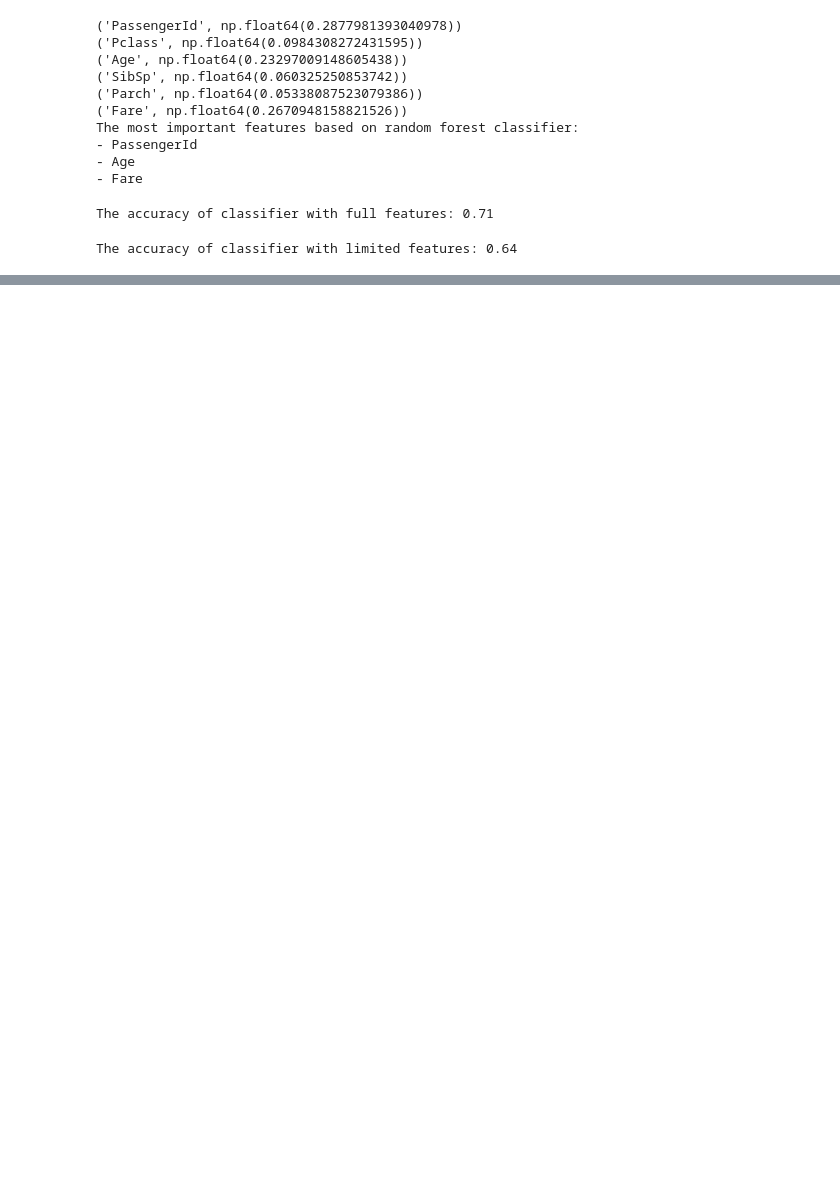
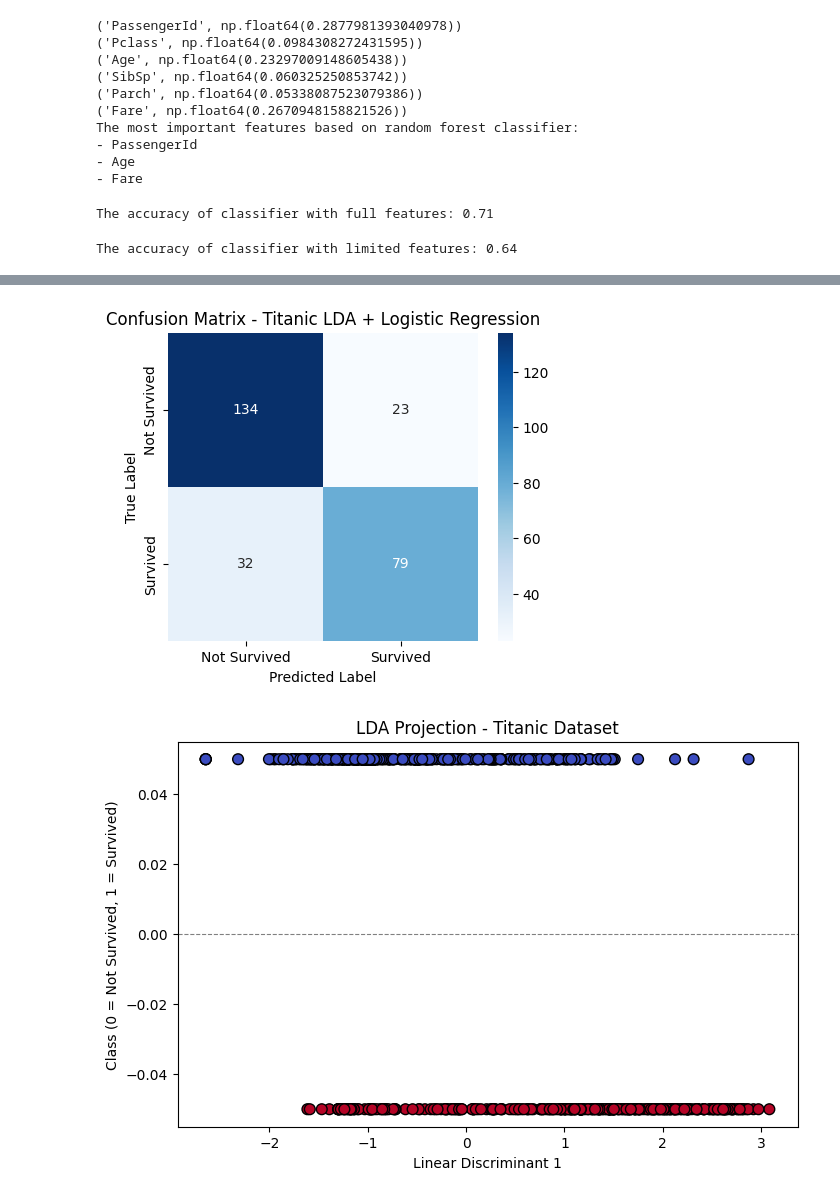
Before and after one commit to Praharshita1275/Machine-learning, a Jupyter notebook: Machine_learning.ipynb, the cells around one changed output, grey strips where cells are left out. Drawn from its saved outputs; the diff is of its cells as text; code cells hidden in the pictures; blank space fills up the shorter version.

```diff
--- a/Machine_learning.ipynb
+++ b/Machine_learning.ipynb
@@ -1195,0 +1274,70 @@ The accuracy of classifier with limited features: 0.64
+# %%
+import pandas as pd
+import numpy as np
+import matplotlib.pyplot as plt
+import seaborn as sns
+
+from sklearn.model_selection import train_test_split
+from sklearn.preprocessing import StandardScaler
+from sklearn.linear_model import LogisticRegression
+from sklearn.metrics import confusion_matrix
+from sklearn.discriminant_analysis import LinearDiscriminantAnalysis as LDA
+
+# 1. Load Titanic dataset
+df = pd.read_csv("/content/titanic_train.csv")
+
+# 2. Drop irrelevant columns
+df = df.drop(columns=["PassengerId", "Name", "Ticket", "Cabin"])
+
+# 3. Handle missing values
+df["Age"] = df["Age"].fillna(df["Age"].median())
+df["Embarked"] = df["Embarked"].fillna(df["Embarked"].mode()[0])
+
+# 4. Encode categorical variables
+df = pd.get_dummies(df, columns=["Sex", "Embarked"], drop_first=True)
+
+# 5. Split features/target
+X = df.drop("Survived", axis=1)
+y = df["Survived"]
+
+# 6. Standardize
+scaler = StandardScaler()
+X_scaled = scaler.fit_transform(X)
+
+# 7. Apply LDA (for binary classification → 1 component max)
+lda = LDA(n_components=1)
+X_lda = lda.fit_transform(X_scaled, y)
+
+# 8. Train-Test Split
+X_train, X_test, y_train, y_test = train_test_split(X_lda, y, test_size=0.3, random_state=42)
+
+# 9. Logistic Regression
+model = LogisticRegression()
+model.fit(X_train, y_train)
+
+# 10. Predictions
+y_pred = model.predict(X_test)
+
+# 11. Confusion Matrix
+cm = confusion_matrix(y_test, y_pred)
+plt.figure(figsize=(5,4))
+sns.heatmap(cm, annot=True, fmt='d', cmap='Blues',
+            xticklabels=['Not Survived', 'Survived'],
+            yticklabels=['Not Survived', 'Survived'])
+plt.xlabel('Predicted Label')
+plt.ylabel('True Label')
+plt.title('Confusion Matrix - Titanic LDA + Logistic Regression')
+plt.show()
+
+# 12. Visualization (1D projection of LDA)
+plt.figure(figsize=(8,5))
+plt.scatter(X_lda, [0.05 if label==0 else -0.05 for label in y],
+            c=y, cmap='coolwarm', edgecolor='k', s=60)
+plt.axhline(0, color='gray', linestyle='--', linewidth=0.8)
+plt.xlabel('Linear Discriminant 1')
+plt.ylabel('Class (0 = Not Survived, 1 = Survived)')
+plt.title('LDA Projection - Titanic Dataset')
+plt.show()
+# %% [output]
+[figure, added]
+[figure, added]
```
Also changed, not shown: parts of 3 cells of this notebook.
